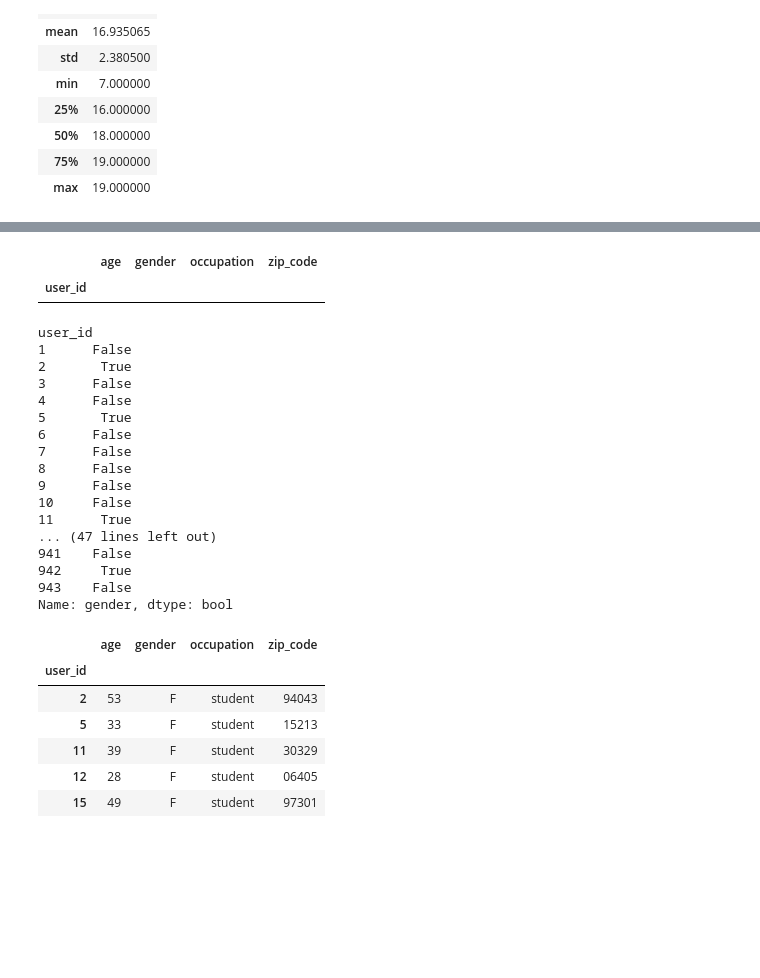
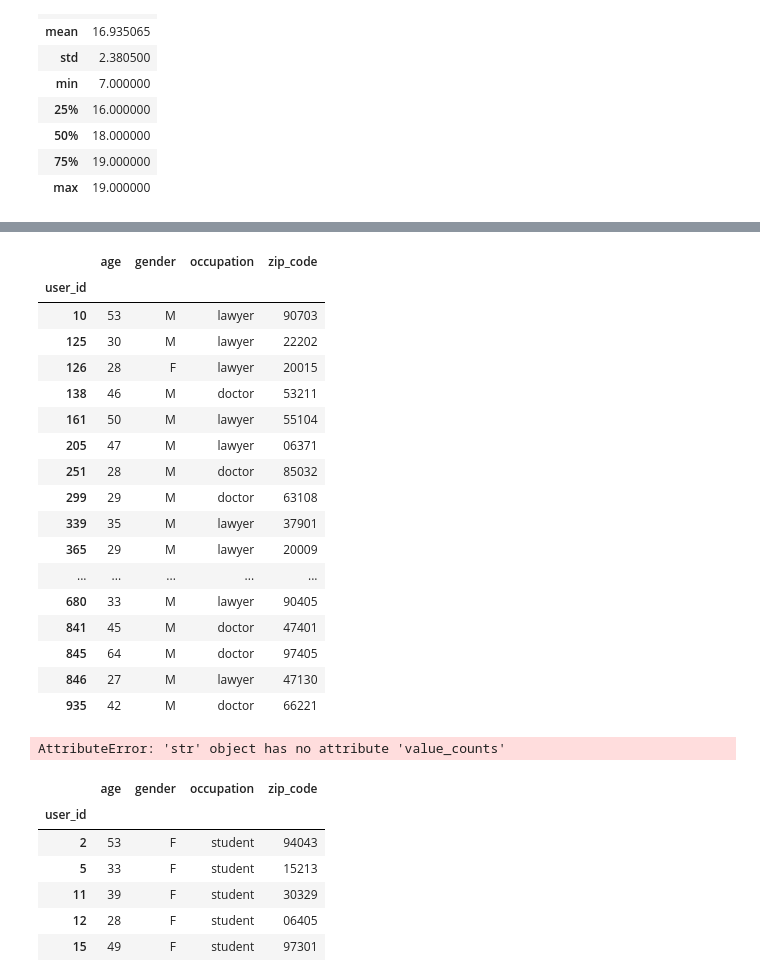
Before and after one commit to saikrishna2589/SYD_DAT_6, a Jupyter notebook: labs/Week 1/Lab 1 - Pandas.ipynb, the cells around one changed output, grey strips where cells are left out. Drawn from its saved outputs; the diff is of its cells as text; code cells hidden in the pictures; blank space fills up the shorter version.

```diff
--- a/labs/Week 1/Lab 1 - Pandas.ipynb
+++ b/labs/Week 1/Lab 1 - Pandas.ipynb
@@ -504,29 +544,31 @@ AttributeError: 'DataFrame' object has no attribute 'value_counts'
  Name: occupation, dtype: bool]
 # %%
 users[users.occupation.isin(['doctor', 'lawyer'])]
+
+users[users.occupation.isin(['doctor','lawyer'])]
 # %% [output]
 |  | age | gender | occupation | zip_code |
 | user_id |  |  |  |  |
+| 10 | 53 | M | lawyer | 90703 |
+| 125 | 30 | M | lawyer | 22202 |
+| 126 | 28 | F | lawyer | 20015 |
+| 138 | 46 | M | doctor | 53211 |
+| 161 | 50 | M | lawyer | 55104 |
+| 205 | 47 | M | lawyer | 06371 |
+| 251 | 28 | M | doctor | 85032 |
+| 299 | 29 | M | doctor | 63108 |
+| 339 | 35 | M | lawyer | 37901 |
+| 365 | 29 | M | lawyer | 20009 |
+| ... | ... | ... | ... | ... |
+| 680 | 33 | M | lawyer | 90405 |
+| 841 | 45 | M | doctor | 47401 |
+| 845 | 64 | M | doctor | 97405 |
+| 846 | 27 | M | lawyer | 47130 |
+| 935 | 42 | M | doctor | 66221 |
 # %%
-users.gender=='F'
+users.gender=='F'.value_counts
 # %% [output]
-user_id
-1      False
-2       True
-3      False
-4      False
-5       True
-6      False
-7      False
-8      False
-9      False
-10     False
-11      True
-... (47 lines left out)
-941    False
-942     True
-943    False
-Name: gender, dtype: bool
+AttributeError: 'str' object has no attribute 'value_counts'
 # %%
 users[(users.gender=='F')]
 # %% [output]
```
Also changed, not shown: parts of 6 cells of this notebook, 4 other files.
